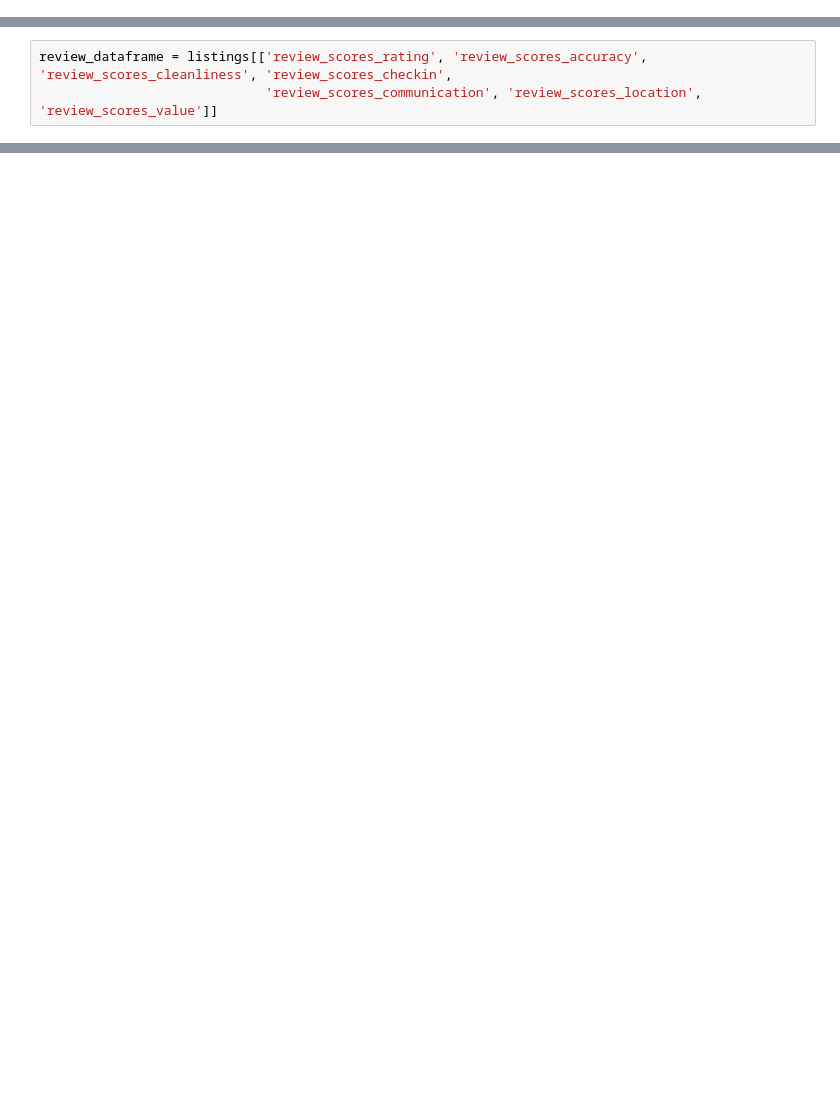
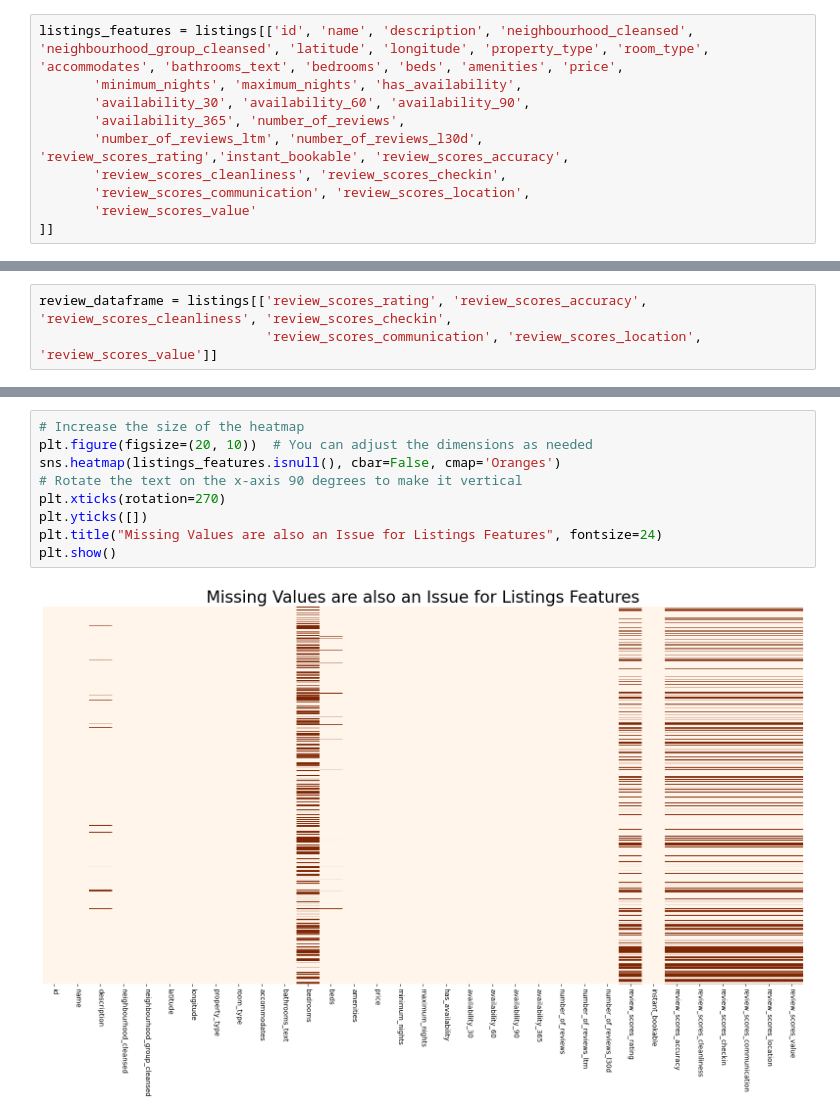
Before and after one commit to heidiwiest/tdt4259-main, a Jupyter notebook: z_obsolete_work/dataset_report_plots.ipynb, the cells around one changed output, grey strips where cells are left out. Drawn from its saved outputs; the diff is of its cells as text; blank space fills up the shorter version.

```diff
--- a/z_obsolete_work/dataset_report_plots.ipynb
+++ b/z_obsolete_work/dataset_report_plots.ipynb
@@ -9,4 +9,14 @@ file_path = '../data/listings_october.csv.gz'
 
 with gzip.open(file_path, 'rt', encoding='utf-8') as file:
         listings = pd.read_csv(file)
+# %%
+listings_features = listings[['id', 'name', 'description', 'neighbourhood_cleansed', 'neighbourhood_group_cleansed', 'latitude', 'longitude', 'property_type', 'room_type', 'accommodates', 'bathrooms_text', 'bedrooms', 'beds', 'amenities', 'price',
+       'minimum_nights', 'maximum_nights', 'has_availability',
+       'availability_30', 'availability_60', 'availability_90',
+       'availability_365', 'number_of_reviews',
+       'number_of_reviews_ltm', 'number_of_reviews_l30d', 'review_scores_rating','instant_bookable', 'review_scores_accuracy',
+       'review_scores_cleanliness', 'review_scores_checkin',
+       'review_scores_communication', 'review_scores_location',
+       'review_scores_value'
+]]
 # %%
@@ -55,0 +70,11 @@ Index(['id', 'listing_url', 'scrape_id', 'last_scraped', 'source', 'name',
+# %%
+# Increase the size of the heatmap
+plt.figure(figsize=(20, 10))  # You can adjust the dimensions as needed
+sns.heatmap(listings_features.isnull(), cbar=False, cmap='Oranges')
+# Rotate the text on the x-axis 90 degrees to make it vertical
+plt.xticks(rotation=270)
+plt.yticks([])
+plt.title("Missing Values are also an Issue for Listings Features", fontsize=24)
+plt.show()
+# %% [output]
+[figure, added]
```
Also changed, not shown: parts of 8 cells of this notebook.
